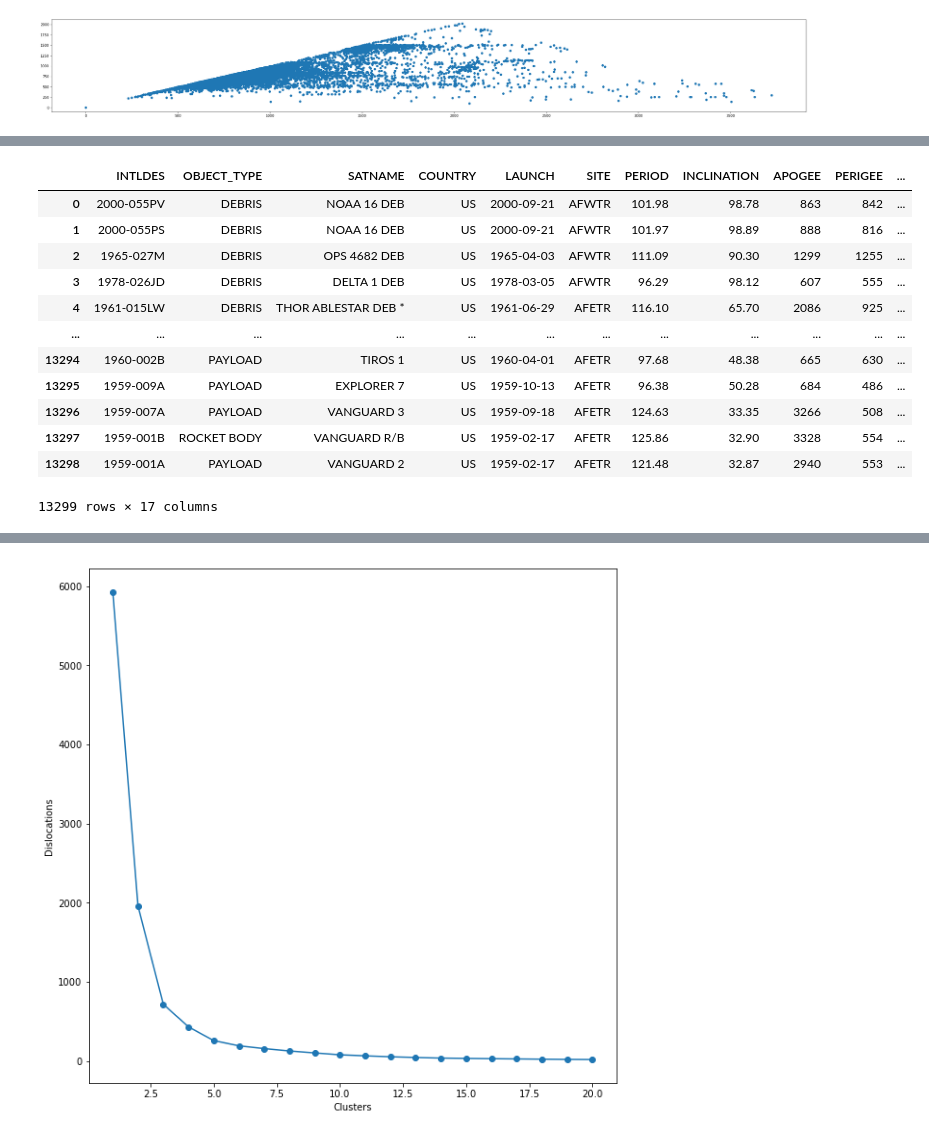
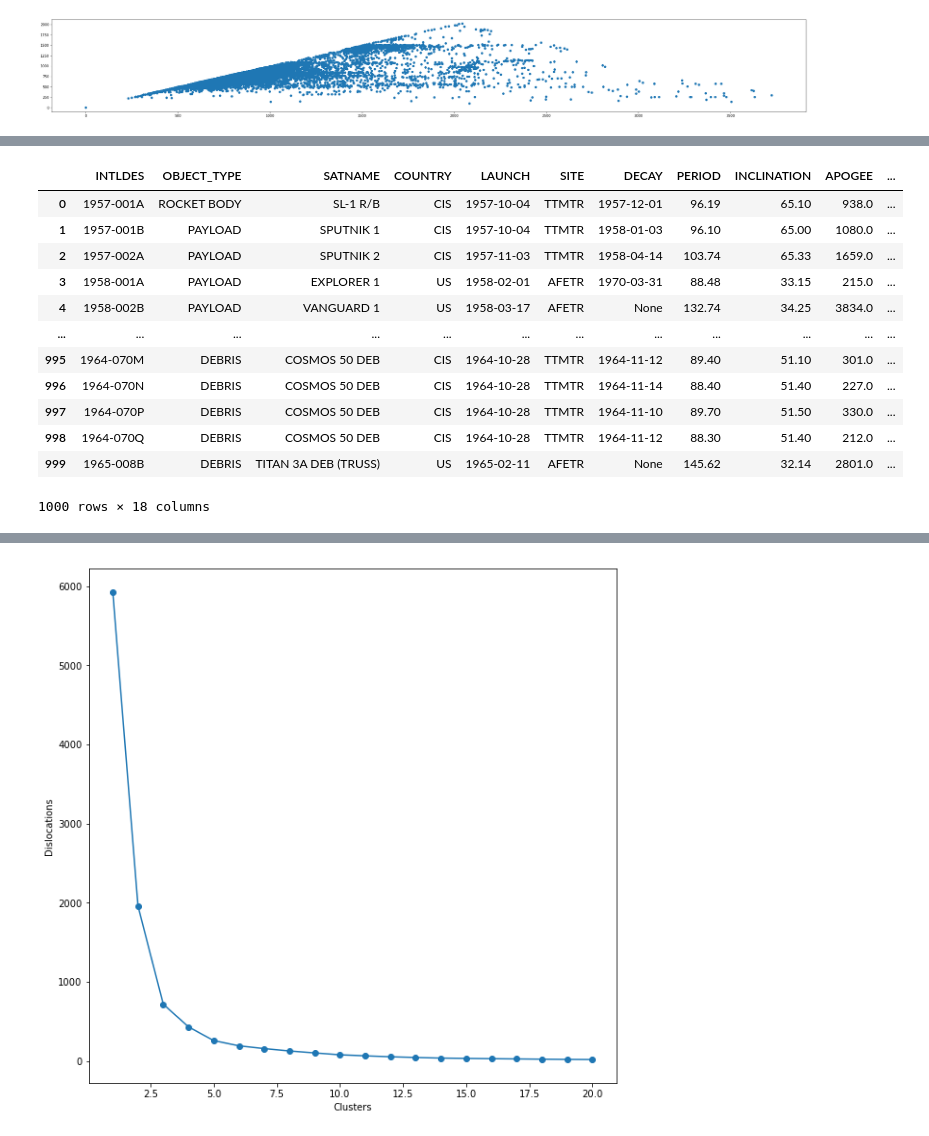
Before and after one commit to dkolosa/SpaceDebrisClassifier, a Jupyter notebook: SPclassifier.ipynb, the cells around one changed output, grey strips where cells are left out. Cells and saved outputs as stored; diff of their text form; code cells hidden in the pictures.

```diff
--- a/SPclassifier.ipynb
+++ b/SPclassifier.ipynb
@@ -42,7 +42,7 @@ def plot_decision_regions(X, y, classifier, test_idx=None, resolution=0.02):
         plt.scatter(X_test[:, 0], X_test[:, 1], c='',
                     alpha=1.0, linewidth=1, marker='o', s=55, label='test set')
 # %%
-dataset = pd.read_json('SatCatdata.json')
+dataset = pd.read_json('sat_update.json')
 # %%
 dataset.head()
 # %% [output]
@@ -198,18 +213,18 @@ plt.scatter(dataset['LAUNCH_YEAR'],dataset['LAUNCH_NUM'])
 # %%
 # drop some the columns that have no values or may not be relevant
-dataset.drop(['NORAD_CAT_ID','COMMENT','COMMENTCODE','RCSVALUE','FILE','DECAY','LAUNCH_NUM'], axis=1)
+dataset.drop(['NORAD_CAT_ID','COMMENT','COMMENTCODE','RCSVALUE','FILE','LAUNCH_NUM'], axis=1)
 # %% [output]
-|  | INTLDES | OBJECT_TYPE | SATNAME | COUNTRY | LAUNCH | SITE | PERIOD | INCLINATION | APOGEE | PERIGEE | ... |
-| 0 | 2000-055PV | DEBRIS | NOAA 16 DEB | US | 2000-09-21 | AFWTR | 101.98 | 98.78 | 863 | 842 | ... |
-| 1 | 2000-055PS | DEBRIS | NOAA 16 DEB | US | 2000-09-21 | AFWTR | 101.97 | 98.89 | 888 | 816 | ... |
-| 2 | 1965-027M | DEBRIS | OPS 4682 DEB | US | 1965-04-03 | AFWTR | 111.09 | 90.30 | 1299 | 1255 | ... |
-| 3 | 1978-026JD | DEBRIS | DELTA 1 DEB | US | 1978-03-05 | AFWTR | 96.29 | 98.12 | 607 | 555 | ... |
-| 4 | 1961-015LW | DEBRIS | THOR ABLESTAR DEB * | US | 1961-06-29 | AFETR | 116.10 | 65.70 | 2086 | 925 | ... |
+|  | INTLDES | OBJECT_TYPE | SATNAME | COUNTRY | LAUNCH | SITE | DECAY | PERIOD | INCLINATION | APOGEE | ... |
+| 0 | 1957-001A | ROCKET BODY | SL-1 R/B | CIS | 1957-10-04 | TTMTR | 1957-12-01 | 96.19 | 65.10 | 938.0 | ... |
+| 1 | 1957-001B | PAYLOAD | SPUTNIK 1 | CIS | 1957-10-04 | TTMTR | 1958-01-03 | 96.10 | 65.00 | 1080.0 | ... |
+| 2 | 1957-002A | PAYLOAD | SPUTNIK 2 | CIS | 1957-11-03 | TTMTR | 1958-04-14 | 103.74 | 65.33 | 1659.0 | ... |
+| 3 | 1958-001A | PAYLOAD | EXPLORER 1 | US | 1958-02-01 | AFETR | 1970-03-31 | 88.48 | 33.15 | 215.0 | ... |
+| 4 | 1958-002B | PAYLOAD | VANGUARD 1 | US | 1958-03-17 | AFETR | None | 132.74 | 34.25 | 3834.0 | ... |
 | ... | ... | ... | ... | ... | ... | ... | ... | ... | ... | ... | ... |
-| 13294 | 1960-002B | PAYLOAD | TIROS 1 | US | 1960-04-01 | AFETR | 97.68 | 48.38 | 665 | 630 | ... |
-| 13295 | 1959-009A | PAYLOAD | EXPLORER 7 | US | 1959-10-13 | AFETR | 96.38 | 50.28 | 684 | 486 | ... |
-| 13296 | 1959-007A | PAYLOAD | VANGUARD 3 | US | 1959-09-18 | AFETR | 124.63 | 33.35 | 3266 | 508 | ... |
-| 13297 | 1959-001B | ROCKET BODY | VANGUARD R/B | US | 1959-02-17 | AFETR | 125.86 | 32.90 | 3328 | 554 | ... |
-| 13298 | 1959-001A | PAYLOAD | VANGUARD 2 | US | 1959-02-17 | AFETR | 121.48 | 32.87 | 2940 | 553 | ... |
+| 995 | 1964-070M | DEBRIS | COSMOS 50 DEB | CIS | 1964-10-28 | TTMTR | 1964-11-12 | 89.40 | 51.10 | 301.0 | ... |
+| 996 | 1964-070N | DEBRIS | COSMOS 50 DEB | CIS | 1964-10-28 | TTMTR | 1964-11-14 | 88.40 | 51.40 | 227.0 | ... |
+| 997 | 1964-070P | DEBRIS | COSMOS 50 DEB | CIS | 1964-10-28 | TTMTR | 1964-11-10 | 89.70 | 51.50 | 330.0 | ... |
+| 998 | 1964-070Q | DEBRIS | COSMOS 50 DEB | CIS | 1964-10-28 | TTMTR | 1964-11-12 | 88.30 | 51.40 | 212.0 | ... |
+| 999 | 1965-008B | DEBRIS | TITAN 3A DEB (TRUSS) | US | 1965-02-11 | AFETR | None | 145.62 | 32.14 | 2801.0 | ... |
-13299 rows × 17 columns
+1000 rows × 18 columns
 # %%
```
Also changed, not shown: parts of 8 cells of this notebook.
